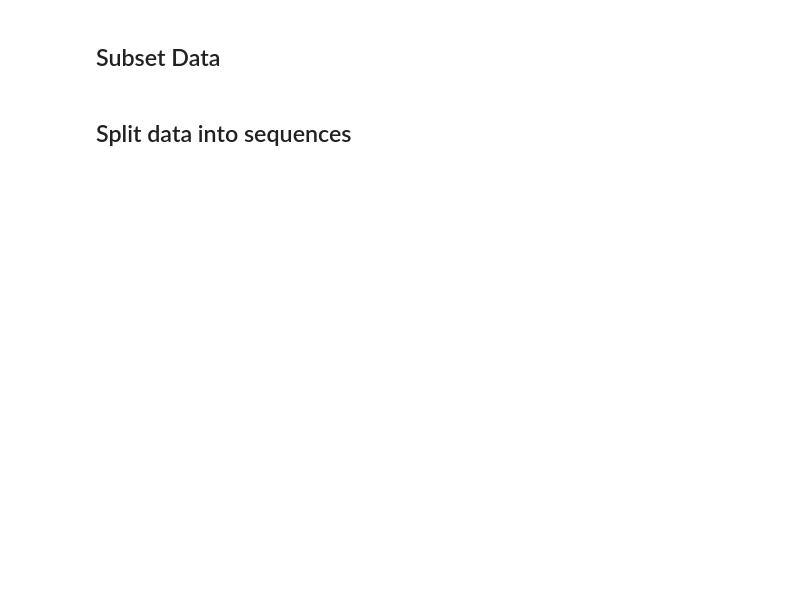
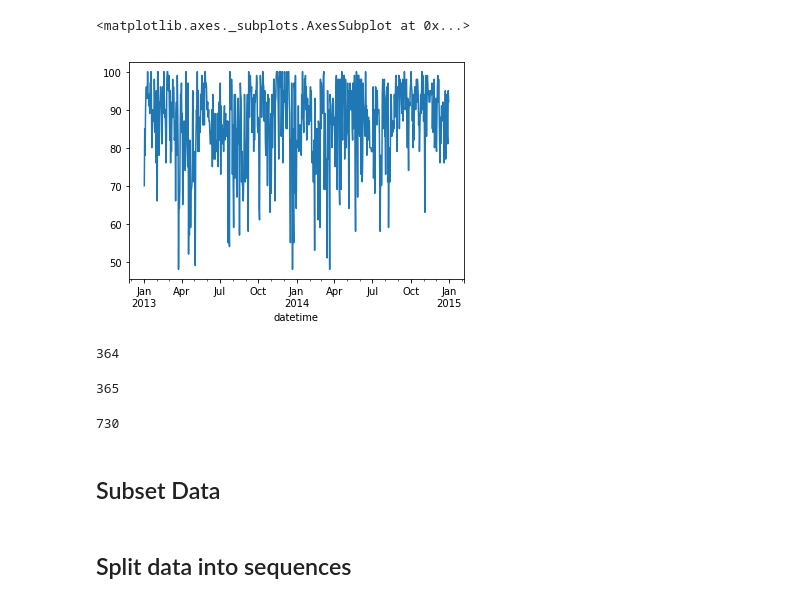
Before and after one commit to chalendony/iot-htsensor, a Jupyter notebook: analysis/univariate_mlp.ipynb, the cells around one changed output. Drawn from its saved outputs; the diff is of its cells as text; code cells hidden in the pictures; blank space fills up the shorter version.

```diff
--- a/analysis/univariate_mlp.ipynb
+++ b/analysis/univariate_mlp.ipynb
@@ -52,2 +79,23 @@ df.head()
+# %%
+df.D_Humi.plot()
+# %% [output]
+<matplotlib.axes._subplots.AxesSubplot at 0x...>
+[figure, added]
+# %%
+# list index and get the posistion of Dec 31
+df.index.get_loc('2013-12-31')
+# %% [output]
+364
+# %%
+df.index.get_loc('2014-01-01')
+# %% [output]
+365
+# %%
+# select single variable for building model
+sensor = 'D_Temp'
+X = np.array(df[sensor])
+len(X)
+# %% [output]
+730
 # %% [markdown]
 ## Subset Data
```
Also changed, not shown: parts of 24 cells of this notebook, 14 other files.
